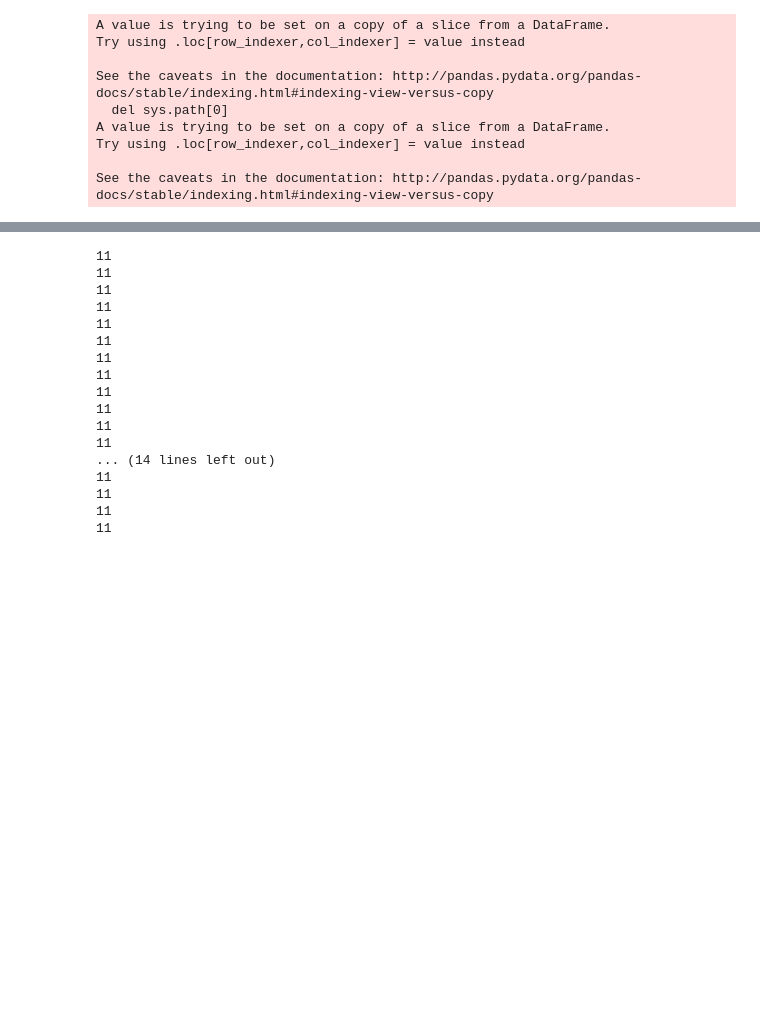
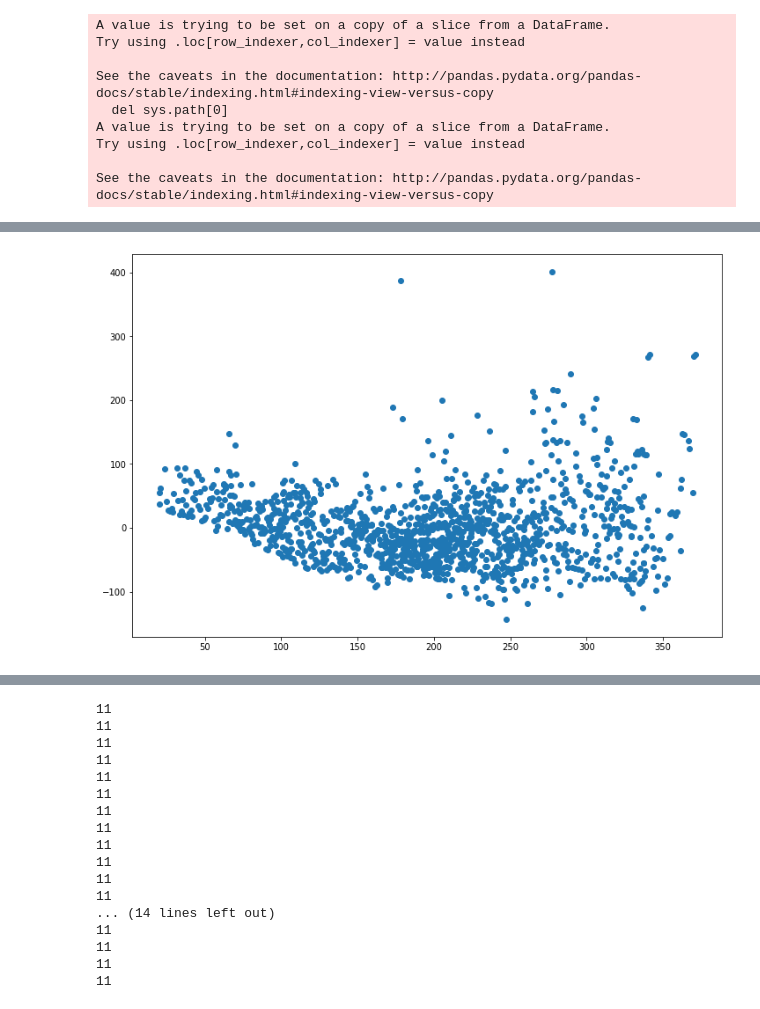
Before and after one commit to RWJohns/MetisProject2, a Jupyter notebook: ProjectCode.ipynb, the cells around one changed output, grey strips where cells are left out. Saved outputs shown, nothing was run; the diff lists cells and outputs as text; code cells hidden in the pictures; blank space fills up the shorter version.

```diff
--- a/ProjectCode.ipynb
+++ b/ProjectCode.ipynb
@@ -483,0 +495,6 @@ Warnings:
+# %%
+# Use statsmodels to plot the residuals vs the fitted values
+plt.figure(figsize=(12,8))
+plt.scatter(fit.predict(), fit.resid);
+# %% [output]
+[figure, added]
```
Also changed, not shown: parts of 21 cells of this notebook.
